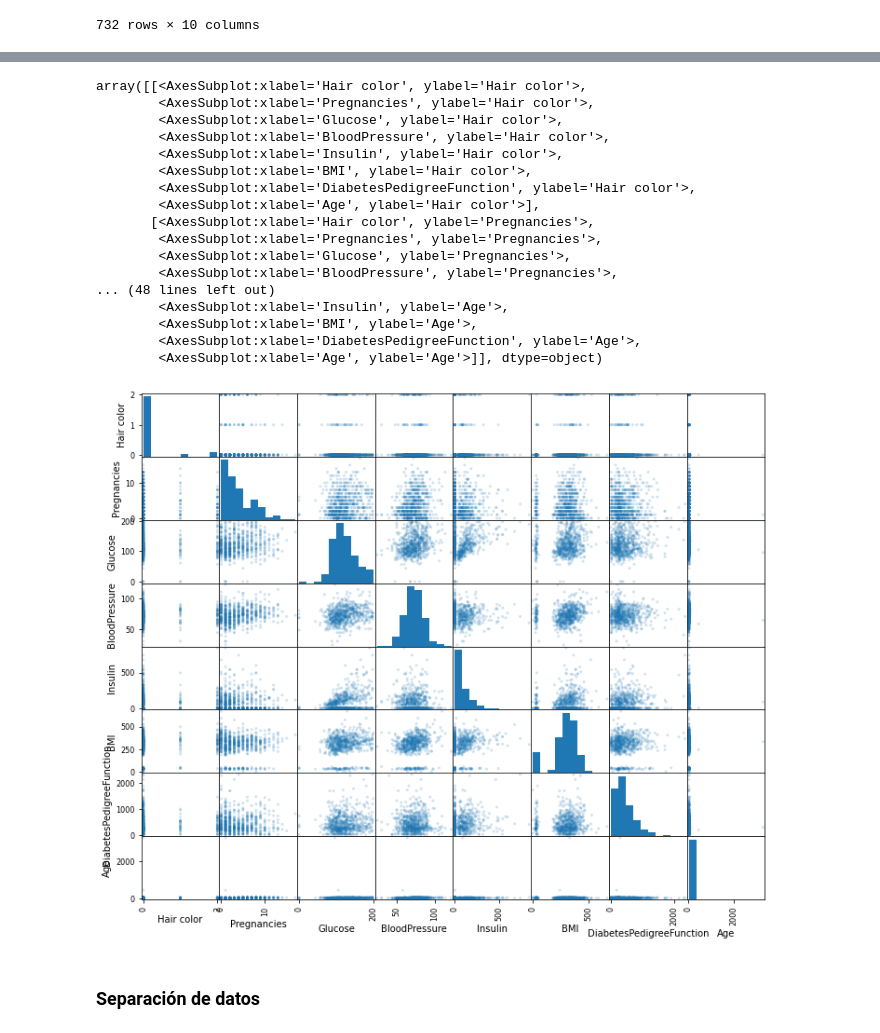
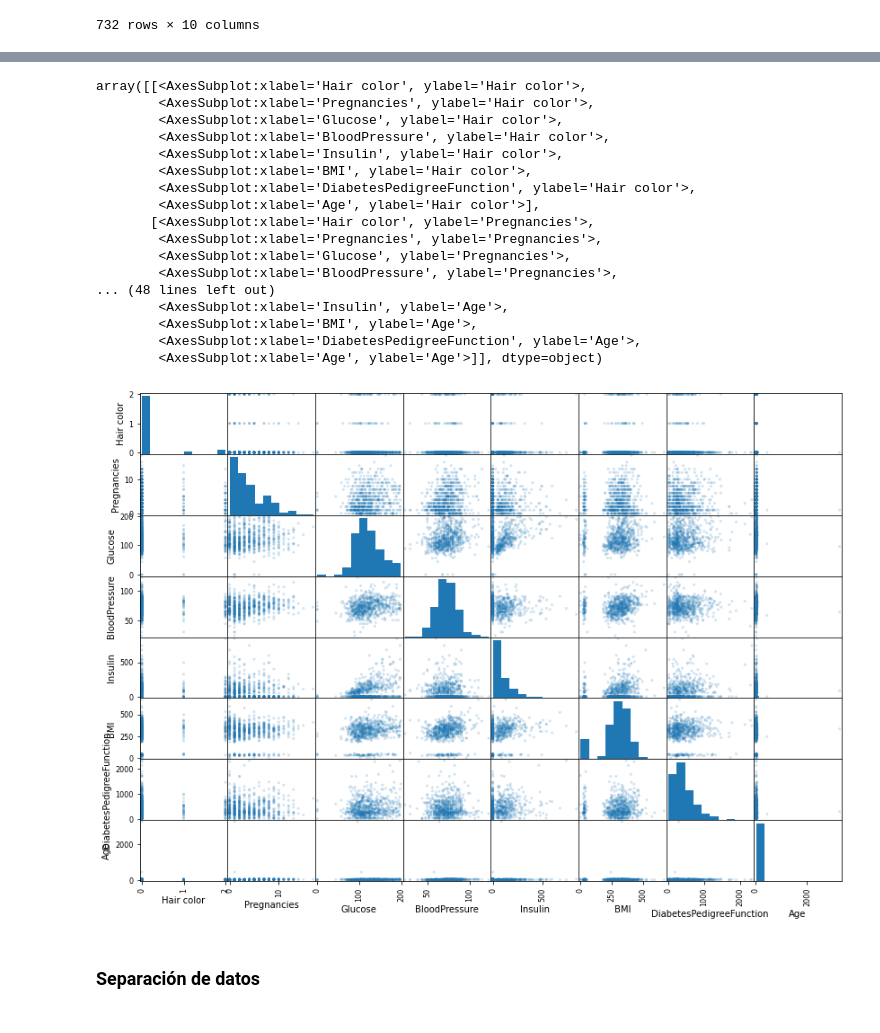
Before and after one commit to malvarezg1/BI, a Jupyter notebook: Laboratorio1.ipynb, the cells around one changed output, grey strips where cells are left out. Drawn from its saved outputs; the diff is of its cells as text; code cells hidden in the pictures.

```diff
--- a/Laboratorio1.ipynb
+++ b/Laboratorio1.ipynb
@@ -241,26 +245,26 @@ df.describe()
 | 75% | 0.000000 | 6.000000 | 141.000000 | 80.000000 | 130.000000 | 359.000000 | 597.250000 | 41.000000 |
 | max | 2.000000 | 17.000000 | 199.000000 | 122.000000 | 846.000000 | 671.000000 | 2329.000000 | 3256.000000 |
 # %%
-pd.plotting.scatter_matrix(df, alpha=0.2, figsize=(12,10))
+pd.plotting.scatter_matrix(df, alpha=0.2, figsize=(14,10))
 # %% [output]
 array([[<AxesSubplot:xlabel='Hair color', ylabel='Hair color'>,
         <AxesSubplot:xlabel='Pregnancies', ylabel='Hair color'>,
         <AxesSubplot:xlabel='Glucose', ylabel='Hair color'>,
         <AxesSubplot:xlabel='BloodPressure', ylabel='Hair color'>,
         <AxesSubplot:xlabel='Insulin', ylabel='Hair color'>,
         <AxesSubplot:xlabel='BMI', ylabel='Hair color'>,
         <AxesSubplot:xlabel='DiabetesPedigreeFunction', ylabel='Hair color'>,
         <AxesSubplot:xlabel='Age', ylabel='Hair color'>],
        [<AxesSubplot:xlabel='Hair color', ylabel='Pregnancies'>,
         <AxesSubplot:xlabel='Pregnancies', ylabel='Pregnancies'>,
         <AxesSubplot:xlabel='Glucose', ylabel='Pregnancies'>,
         <AxesSubplot:xlabel='BloodPressure', ylabel='Pregnancies'>,
 ... (48 lines left out)
         <AxesSubplot:xlabel='Insulin', ylabel='Age'>,
         <AxesSubplot:xlabel='BMI', ylabel='Age'>,
         <AxesSubplot:xlabel='DiabetesPedigreeFunction', ylabel='Age'>,
         <AxesSubplot:xlabel='Age', ylabel='Age'>]], dtype=object)
-[figure, old version]
+[figure, new version]
 # %% [markdown]
 ### Separación de datos
 # %%
```
Also changed, not shown: parts of 10 cells of this notebook.
